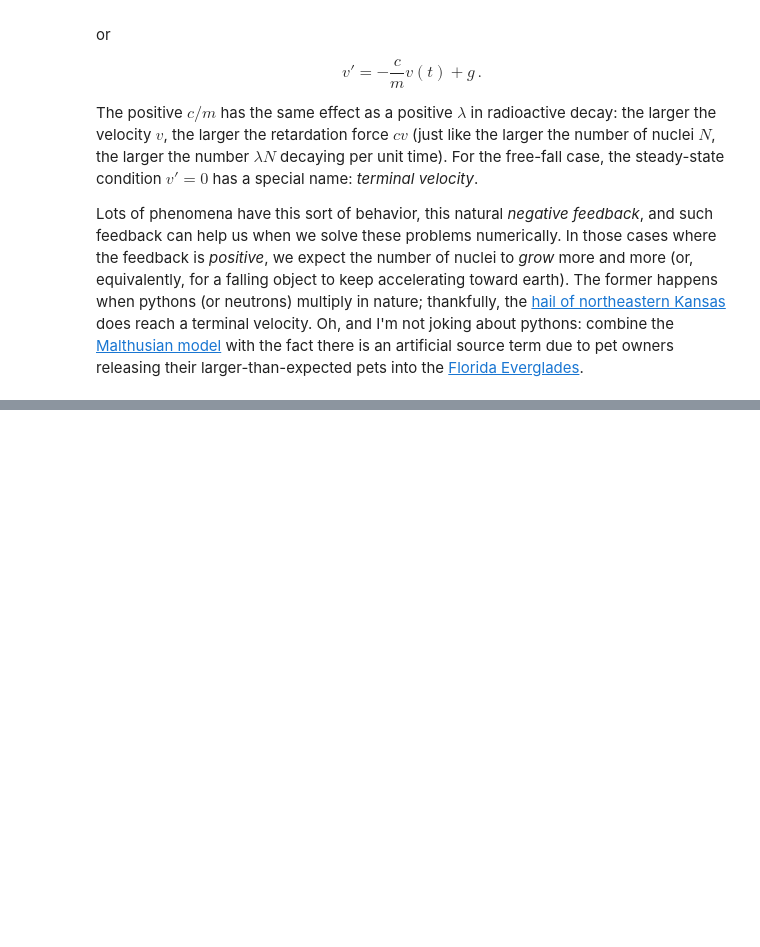
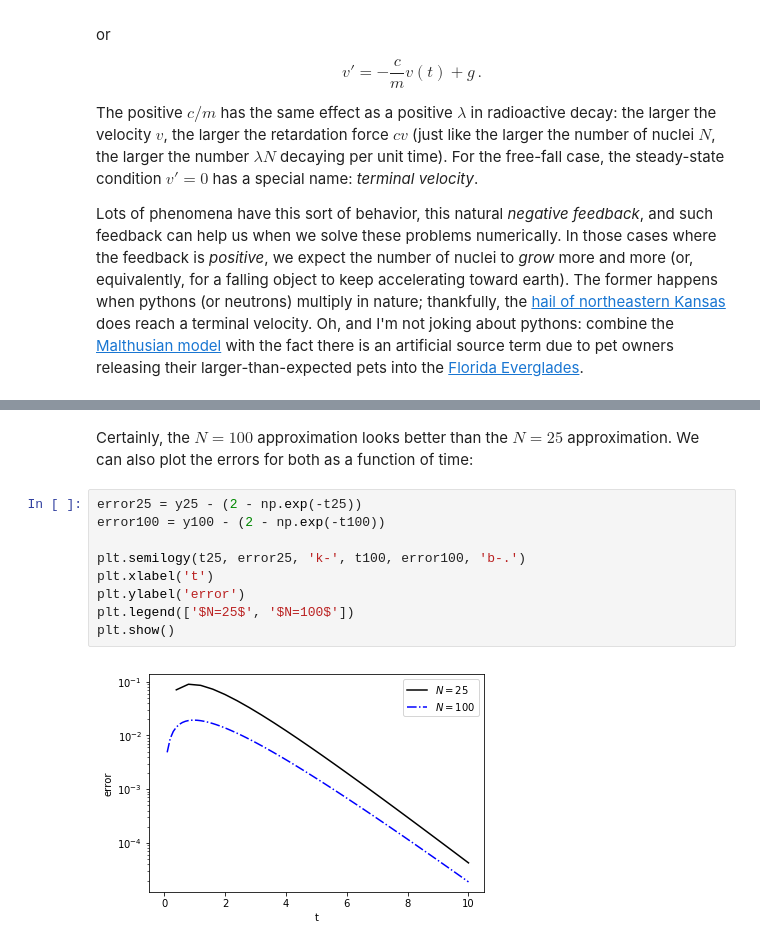
Before and after one commit to robertsj/me400_notes, a Jupyter notebook: source/lectures/EulersMethodForIVPs.ipynb, the cells around one changed output, grey strips where cells are left out. Drawn from its saved outputs; the diff is of its cells as text; blank space fills up the shorter version.

```diff
--- a/source/lectures/EulersMethodForIVPs.ipynb
+++ b/source/lectures/EulersMethodForIVPs.ipynb
@@ -168,0 +442,13 @@ Of course, this is the result some of you might have memorized, but working thro
+# %% [markdown]
+Certainly, the $N=100$ approximation looks better than the $N=25$ approximation. We can also plot the errors for both as a function of time:
+# %%
+error25 = y25 - (2 - np.exp(-t25))
+error100 = y100 - (2 - np.exp(-t100))
+
+plt.semilogy(t25, error25, 'k-', t100, error100, 'b-.')
+plt.xlabel('t')
+plt.ylabel('error')
+plt.legend(['$N=25$', '$N=100$'])
+plt.show()
+# %% [output]
+[figure, added]
```
Also changed, not shown: parts of 14 cells of this notebook.
